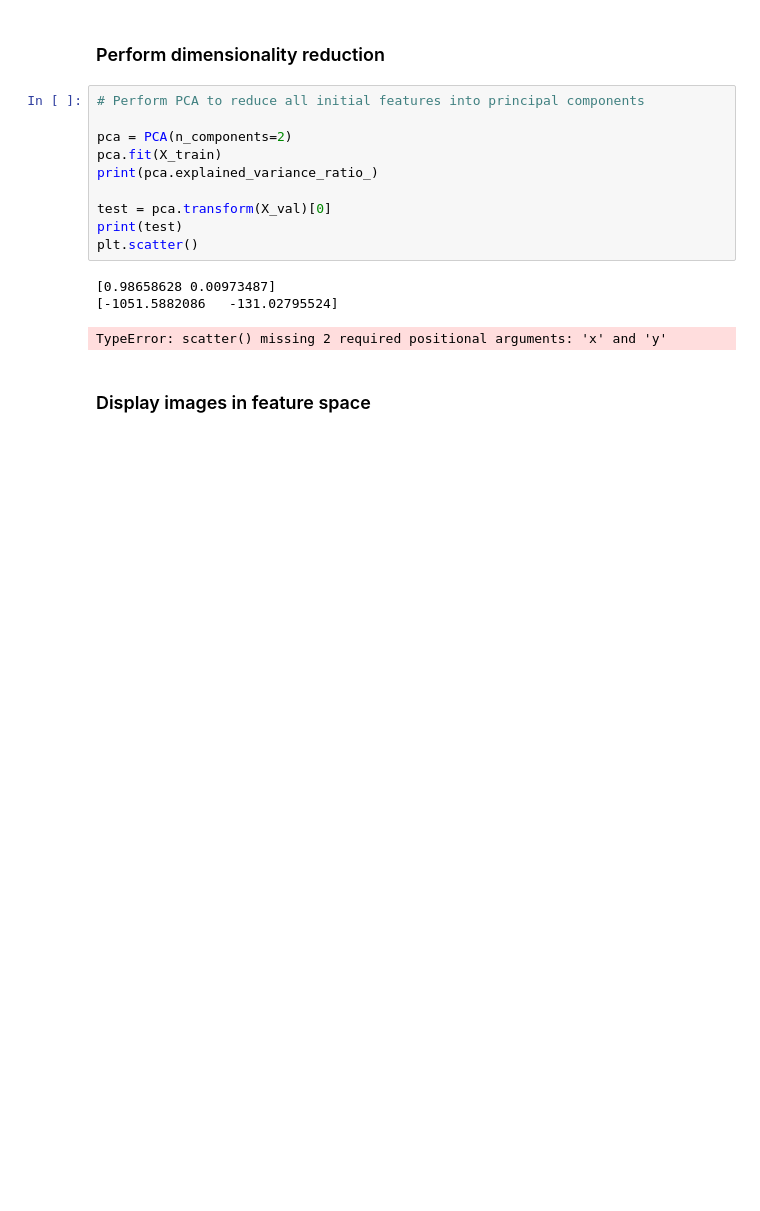
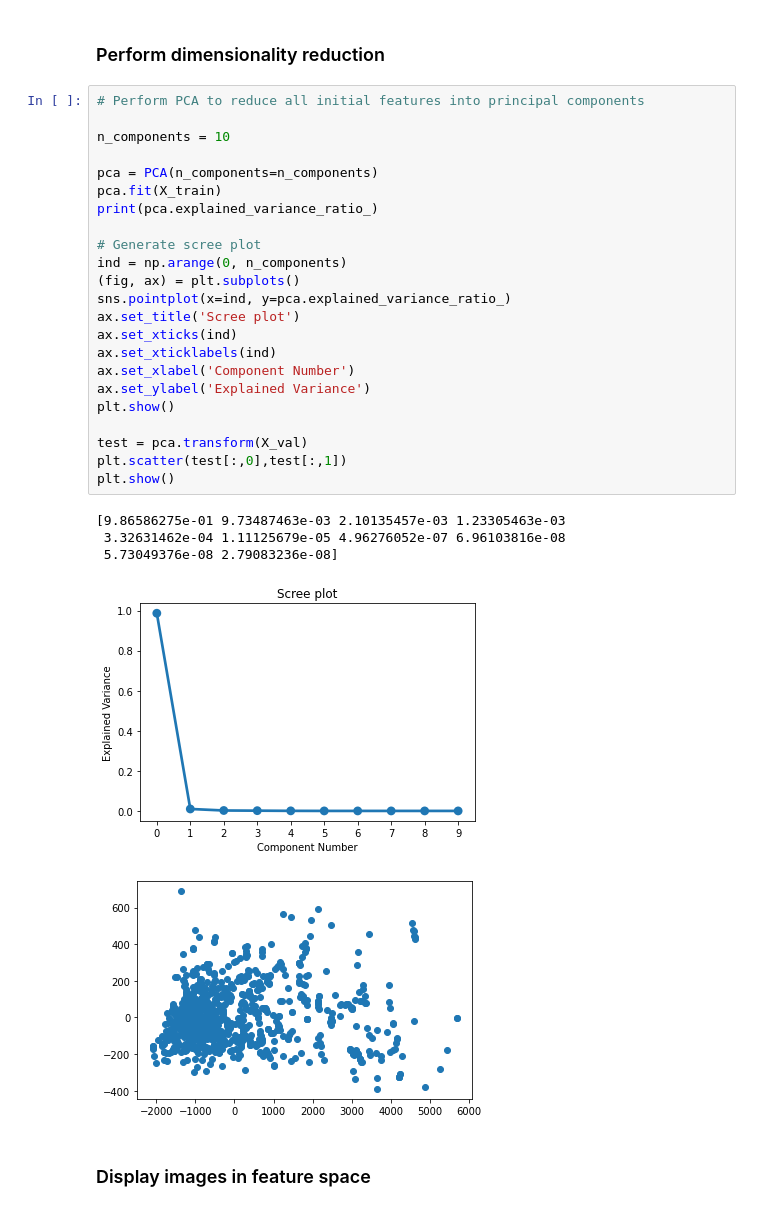
Before and after one commit to rr1017/AMLS_21-22-_SN21213556, a Jupyter notebook: Script.ipynb, the cells around one changed output. Cells and saved outputs as stored; diff of their text form; blank space fills up the shorter version.

Commit message:
Completed PCA and scree plot

```diff
--- a/Script.ipynb
+++ b/Script.ipynb
@@ -172,17 +173,32 @@ df['energy_HH'] = feature6
 # %%
 # Perform PCA to reduce all initial features into principal components
 
-pca = PCA(n_components=2)
+n_components = 10
+
+pca = PCA(n_components=n_components)
 pca.fit(X_train)
 print(pca.explained_variance_ratio_)
 
-test = pca.transform(X_val)[0]
-print(test)
-plt.scatter()
+# Generate scree plot
+ind = np.arange(0, n_components)
+(fig, ax) = plt.subplots()
+sns.pointplot(x=ind, y=pca.explained_variance_ratio_)
+ax.set_title('Scree plot')
+ax.set_xticks(ind)
+ax.set_xticklabels(ind)
+ax.set_xlabel('Component Number')
+ax.set_ylabel('Explained Variance')
+plt.show()
+
+test = pca.transform(X_val)
+plt.scatter(test[:,0],test[:,1])
+plt.show()
 # %% [output]
-[0.98658628 0.00973487]
-[-1051.5882086   -131.02795524]
+[9.86586275e-01 9.73487463e-03 2.10135457e-03 1.23305463e-03
+ 3.32631462e-04 1.11125679e-05 4.96276052e-07 6.96103816e-08
+ 5.73049376e-08 2.79083236e-08]
-TypeError: scatter() missing 2 required positional arguments: 'x' and 'y'
+[figure, added]
+[figure, added]
 # %% [markdown]
 ### Display images in feature space
 # %%
```
Also changed, not shown: parts of 1 cell of this notebook.
